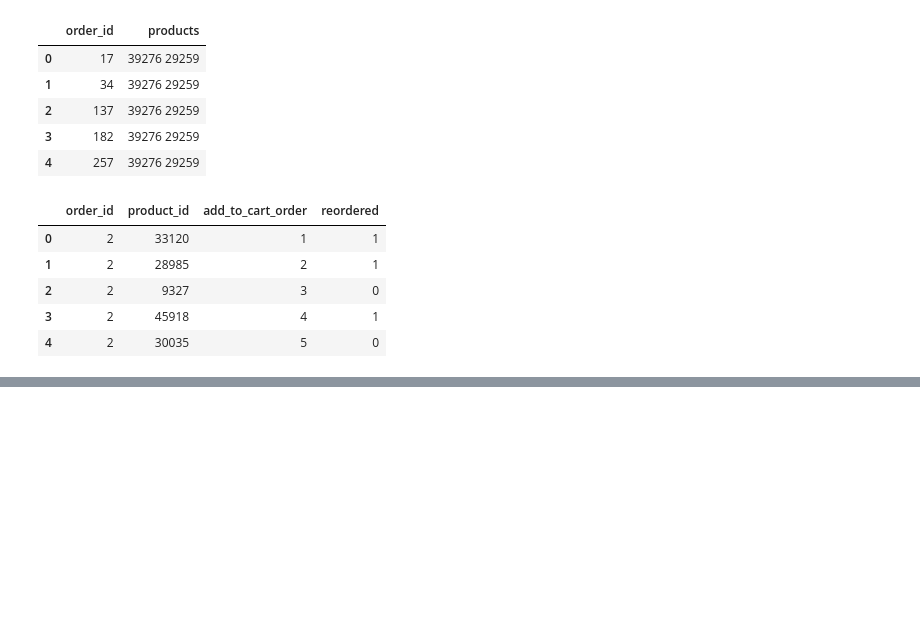
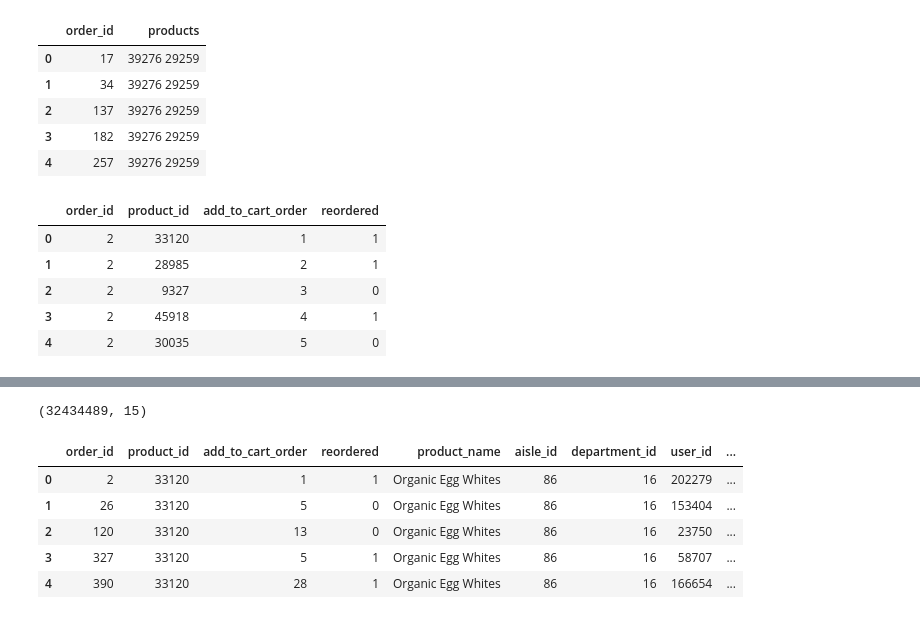
Before and after one commit to juemura/cs241, a Jupyter notebook: CS241 - Final Project.ipynb, the cells around one changed output, grey strips where cells are left out. Drawn from its saved outputs; the diff is of its cells as text; code cells hidden in the pictures; blank space fills up the shorter version.

```diff
--- a/CS241 - Final Project.ipynb
+++ b/CS241 - Final Project.ipynb
@@ -84,0 +144,12 @@ op_train.head()
+# %%
+df4 = pd.merge(df3, aisles_data, on='aisle_id')
+print(df4.shape)
+df4.head()
+# %% [output]
+(32434489, 15)
+|  | order_id | product_id | add_to_cart_order | reordered | product_name | aisle_id | department_id | user_id | ... |
+| 0 | 2 | 33120 | 1 | 1 | Organic Egg Whites | 86 | 16 | 202279 | ... |
+| 1 | 26 | 33120 | 5 | 0 | Organic Egg Whites | 86 | 16 | 153404 | ... |
+| 2 | 120 | 33120 | 13 | 0 | Organic Egg Whites | 86 | 16 | 23750 | ... |
+| 3 | 327 | 33120 | 5 | 1 | Organic Egg Whites | 86 | 16 | 58707 | ... |
+| 4 | 390 | 33120 | 28 | 1 | Organic Egg Whites | 86 | 16 | 166654 | ... |
```
Also changed, not shown: parts of 10 cells of this notebook.
